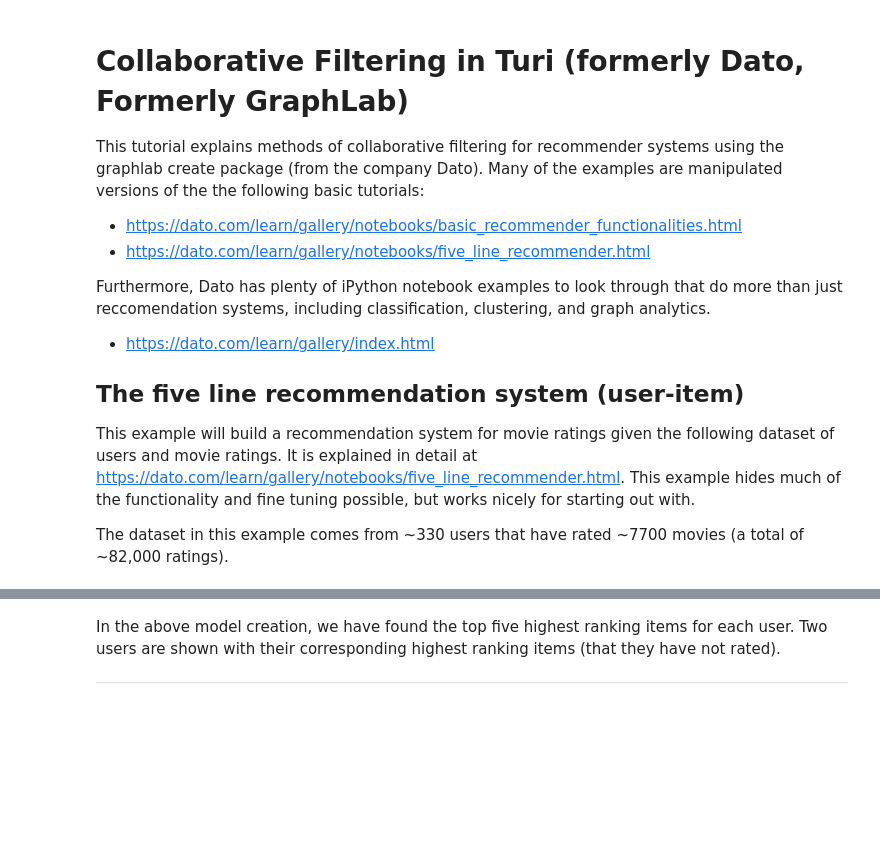
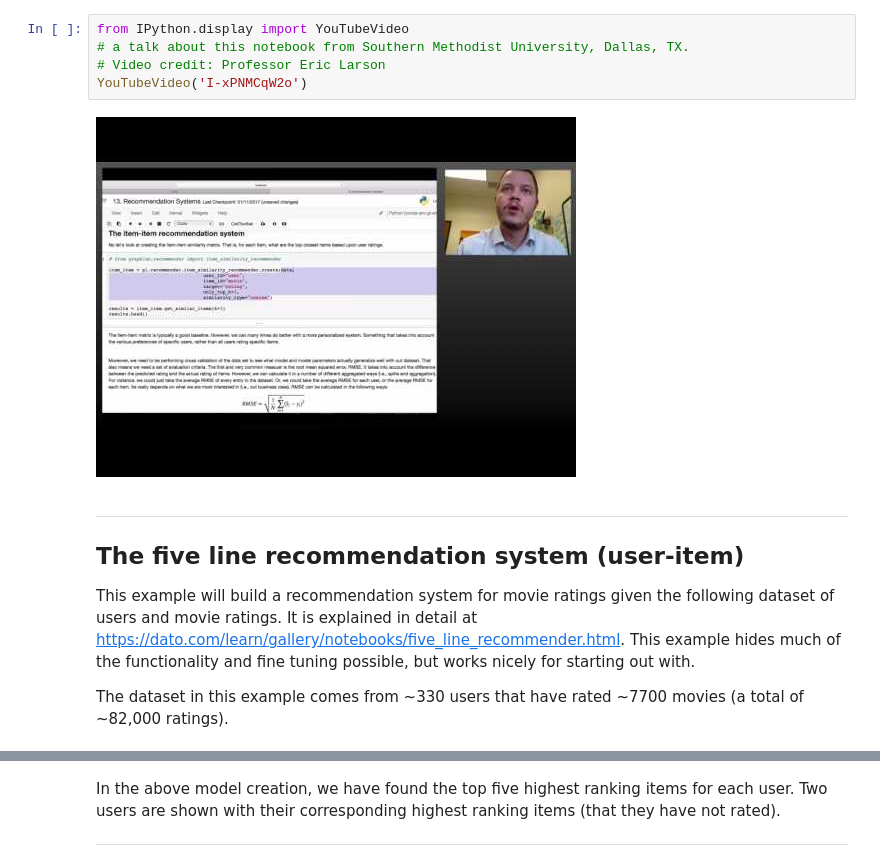
Before and after one commit to eclarson/DataMiningNotebooks, a Jupyter notebook: 13. Recommendation Systems.ipynb, the cells around one changed output, grey strips where cells are left out. Drawn from its saved outputs; the diff is of its cells as text; blank space fills up the shorter version.

Commit message:
updated notebooks and video lecture to go with recommender notebook

```diff
--- a/13. Recommendation Systems.ipynb
+++ b/13. Recommendation Systems.ipynb
@@ -1,13 +18,12 @@
+# %%
+from IPython.display import YouTubeVideo
+# a talk about this notebook from Southern Methodist University, Dallas, TX.
+# Video credit: Professor Eric Larson
+YouTubeVideo('I-xPNMCqW2o')
+# %% [output]
+[figure, added]
 # %% [markdown]
-# Collaborative Filtering in Turi (formerly Dato, Formerly GraphLab)
-
-This tutorial explains methods of collaborative filtering for recommender systems using the graphlab create package (from the company Dato). Many of the examples are manipulated versions of the the following basic tutorials:
-- https://dato.com/learn/gallery/notebooks/basic_recommender_functionalities.html
-- https://dato.com/learn/gallery/notebooks/five_line_recommender.html
-
-Furthermore, Dato has plenty of iPython notebook examples to look through that do more than just reccomendation systems, including classification, clustering, and graph analytics.
-- https://dato.com/learn/gallery/index.html
-
+___
 ## The five line recommendation system (user-item)
 This example will build a recommendation system for movie ratings given the following dataset of users and movie ratings. It is explained in detail at https://dato.com/learn/gallery/notebooks/five_line_recommender.html. This example hides much of the functionality and fine tuning possible, but works nicely for starting out with.
 
```
Also changed, not shown: parts of 22 cells of this notebook, 1 other file.
